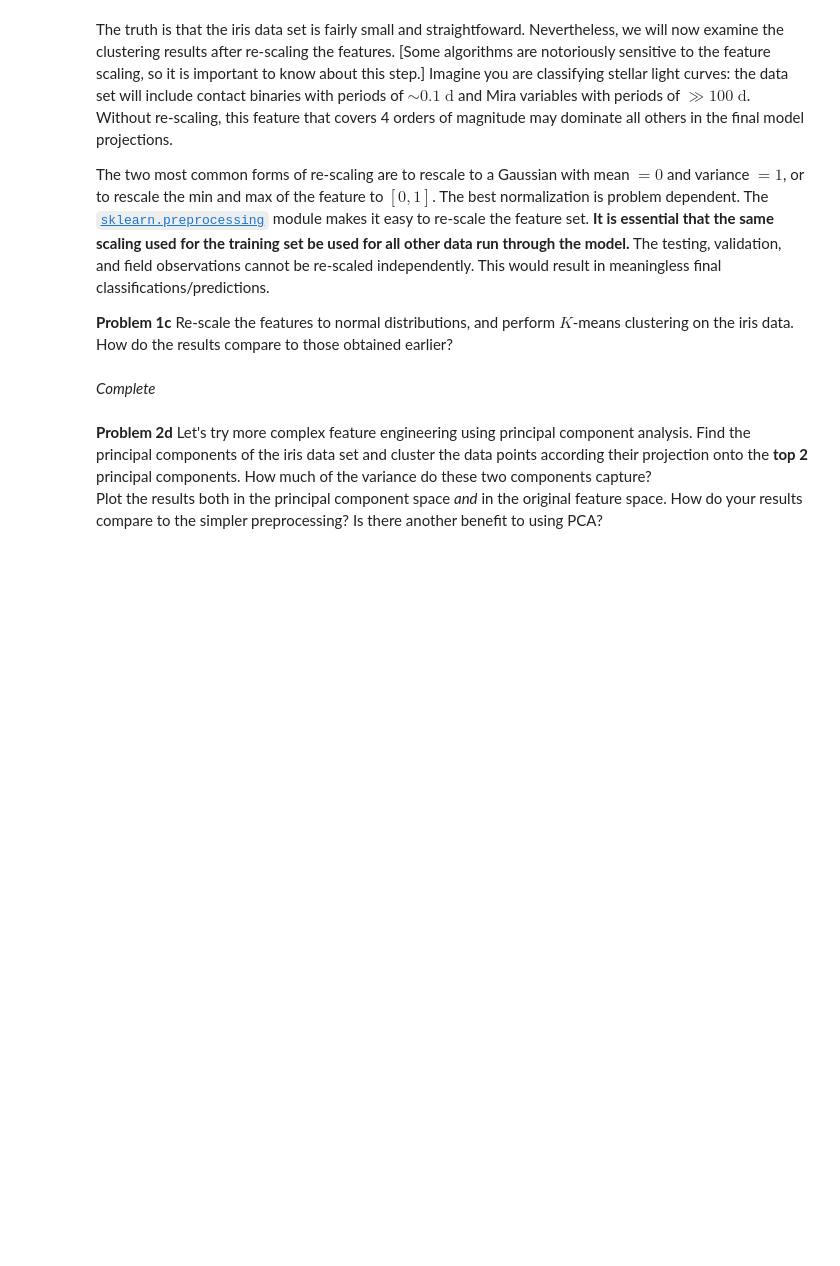
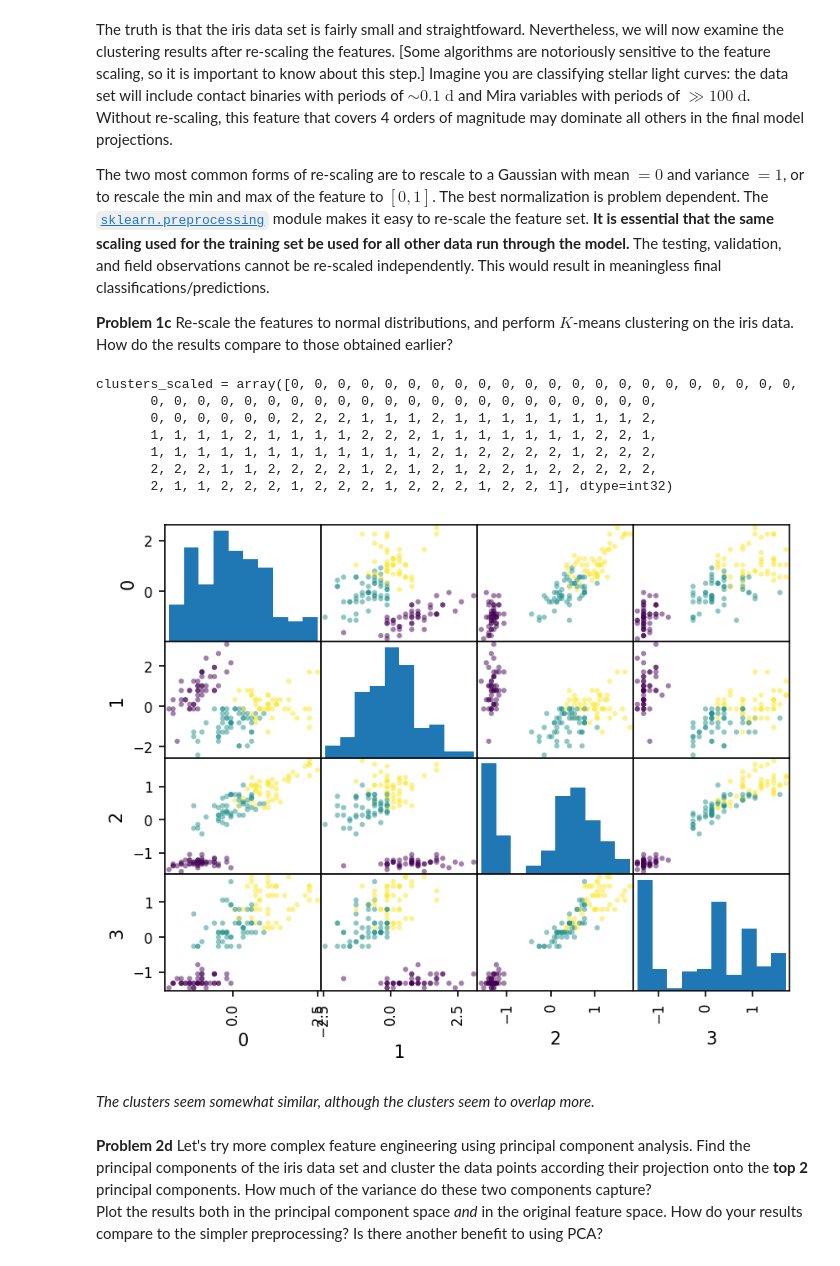
Before and after one commit to ASTR154/clustering, a Jupyter notebook: clustering.ipynb, the cells around one changed output. Cells and saved outputs as stored; diff of their text form; code cells hidden in the pictures; blank space fills up the shorter version.

```diff
--- a/clustering.ipynb
+++ b/clustering.ipynb
@@ -57,5 +99,27 @@ from sklearn.preprocessing import StandardScaler
-# %% [markdown]
-*Complete*
+# %%
+from sklearn.preprocessing import StandardScaler
+
+scaler = StandardScaler(with_mean=True, with_std=True)
+scaler.fit(iris_frame.values)
+iris_scaled = pd.DataFrame(scaler.transform(iris_frame.values))
+
+kmeans_scaled = KMeans(n_clusters=3)
+kmeans_scaled.fit(iris_scaled)
+clusters_scaled = kmeans_scaled.predict(iris_scaled)
+print(f'{clusters_scaled = }')
+scatter_scaled = pd.plotting.scatter_matrix(iris_scaled, c=clusters_scaled)
+plt.show()
+# %% [output]
+clusters_scaled = array([0, 0, 0, 0, 0, 0, 0, 0, 0, 0, 0, 0, 0, 0, 0, 0, 0, 0, 0, 0, 0, 0,
+       0, 0, 0, 0, 0, 0, 0, 0, 0, 0, 0, 0, 0, 0, 0, 0, 0, 0, 0, 0, 0, 0,
+       0, 0, 0, 0, 0, 0, 2, 2, 2, 1, 1, 1, 2, 1, 1, 1, 1, 1, 1, 1, 1, 2,
+       1, 1, 1, 1, 2, 1, 1, 1, 1, 2, 2, 2, 1, 1, 1, 1, 1, 1, 1, 2, 2, 1,
+       1, 1, 1, 1, 1, 1, 1, 1, 1, 1, 1, 1, 2, 1, 2, 2, 2, 2, 1, 2, 2, 2,
+       2, 2, 2, 1, 1, 2, 2, 2, 2, 1, 2, 1, 2, 1, 2, 2, 1, 2, 2, 2, 2, 2,
+       2, 1, 1, 2, 2, 2, 1, 2, 2, 2, 1, 2, 2, 2, 1, 2, 2, 1], dtype=int32)
+[figure, added]
+# %% [markdown]
+*The clusters seem somewhat similar, although the clusters seem to overlap more.*
 # %% [markdown]
 **Problem 2d** Let's try more complex feature engineering using principal component analysis. Find the principal components of the iris data set and cluster the data points according their projection onto the **top 2** principal components. How much of the variance do these two components capture?
 Plot the results both in the principal component space *and* in the original feature space. How do your results compare to the simpler preprocessing? Is there another benefit to using PCA?
```
Also changed, not shown: parts of 9 cells of this notebook.
